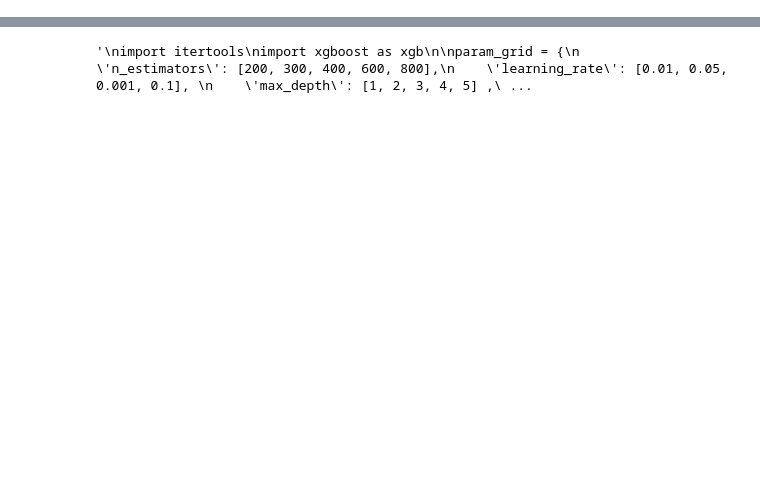
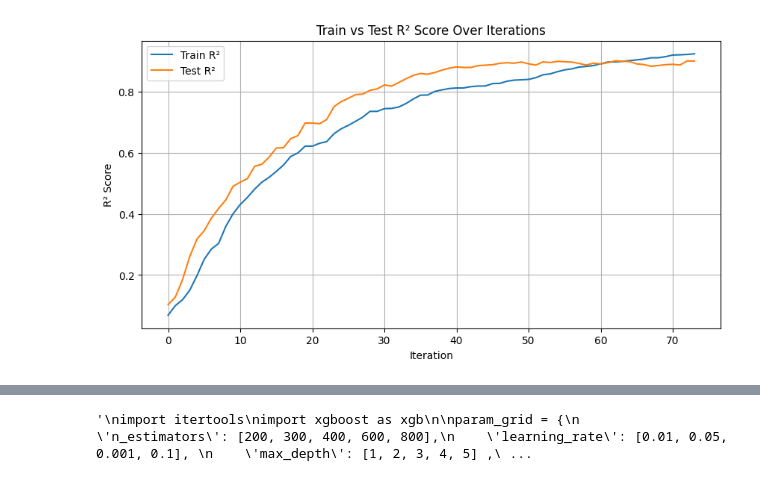
Before and after one commit to ezbananacat/Machine_Learning_Practice, a Jupyter notebook: coding_test_final.ipynb, the cells around one changed output, grey strips where cells are left out. Cells and saved outputs as stored; diff of their text form; code cells hidden in the pictures; blank space fills up the shorter version.

```diff
--- a/coding_test_final.ipynb
+++ b/coding_test_final.ipynb
@@ -209,0 +243,23 @@ Test R² Score: 0.7297
+# %%
+# Plotting Train vs Testing Scores over Iterations to capture ideal fit point between underfitting and overfitting
+
+results = model.evals_result()
+
+# Convert to DataFrame
+iterations = range(len(results['validation_0']['rmse']))  # XGBoost logs RMSE by default
+train_r2_list = [r2_score(y_train, model.predict(X_train_scaled, iteration_range=(0, i+1))) for i in iterations]
+test_r2_list = [r2_score(y_test, model.predict(X_test_scaled, iteration_range=(0, i+1))) for i in iterations]
+
+# Plot
+plt.figure(figsize=(10, 5))
+plt.plot(iterations, train_r2_list, label="Train R²")
+plt.plot(iterations, test_r2_list, label="Test R²")
+
+plt.xlabel("Iteration")
+plt.ylabel("R² Score")
+plt.title("Train vs Test R² Score Over Iterations")
+plt.legend()
+plt.grid(True)
+plt.show()
+# %% [output]
+[figure, added]
```
Also changed, not shown: parts of 18 cells of this notebook.
